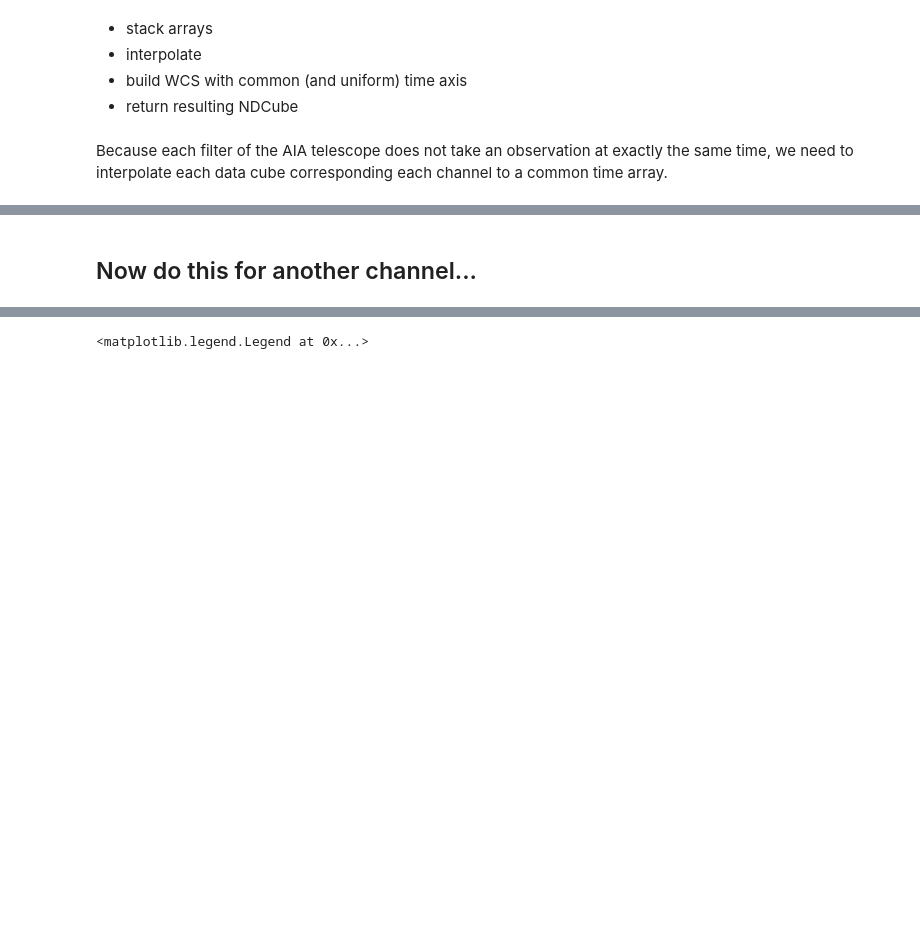
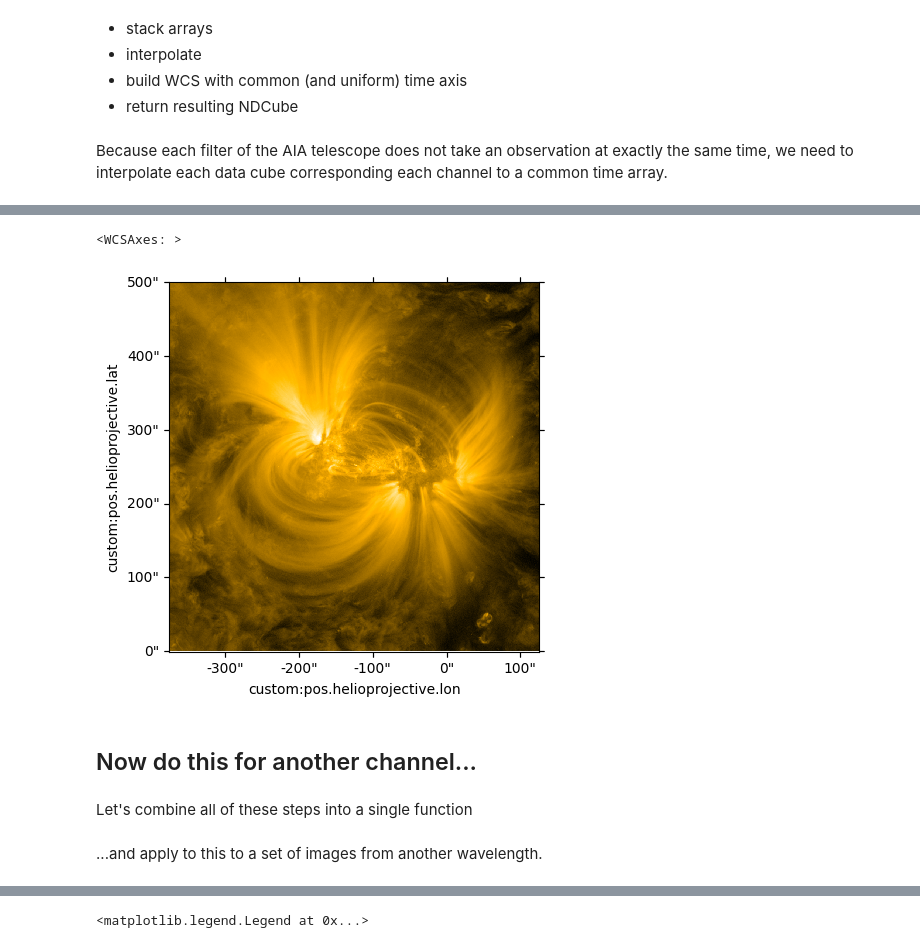
Before and after one commit to wtbarnes/scipy-2023-talk, a Jupyter notebook: sunpy-dask-demo.ipynb, the cells around one changed output, grey strips where cells are left out. Saved outputs shown, nothing was run; the diff lists cells and outputs as text; code cells hidden in the pictures; blank space fills up the shorter version.

```diff
--- a/sunpy-dask-demo.ipynb
+++ b/sunpy-dask-demo.ipynb
@@ -261,2 +304,7 @@ cube_171 = stack_and_interpolate(cutouts_reprojected_171, time_171, time_common)
+# %%
+cube_171[0, :, :].plot(**ref_map_cutout.plot_settings)
+# %% [output]
+<WCSAxes: >
+[figure, added]
 # %% [markdown]
 ## Now do this for another channel...
@@ -264,0 +311,2 @@ file_list = search_registry(time_start, time_end, 193*u.angstrom)
+# %% [markdown]
+Let's combine all of these steps into a single function
@@ -265 +326,3 @@ file_list = search_registry(time_start, time_end, 193*u.angstrom)
+# %% [markdown]
+...and apply to this to a set of images from another wavelength.
 # %%
```
Also changed, not shown: parts of 69 cells of this notebook.
